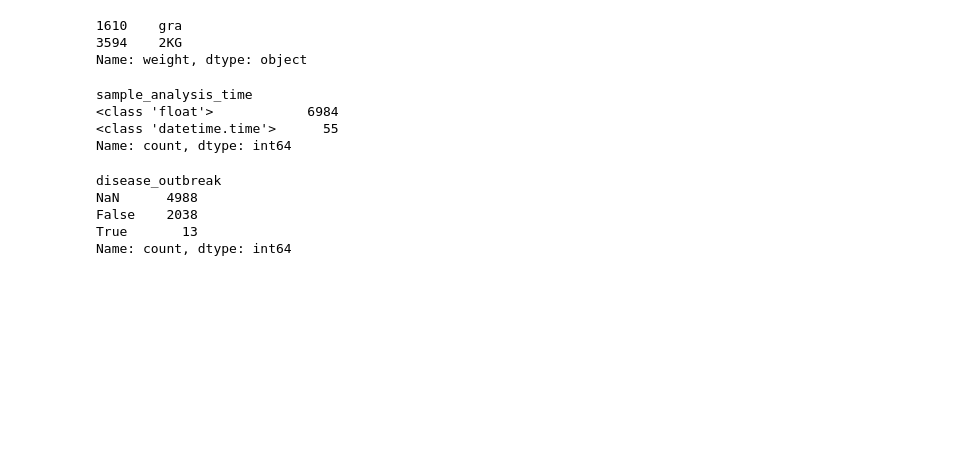
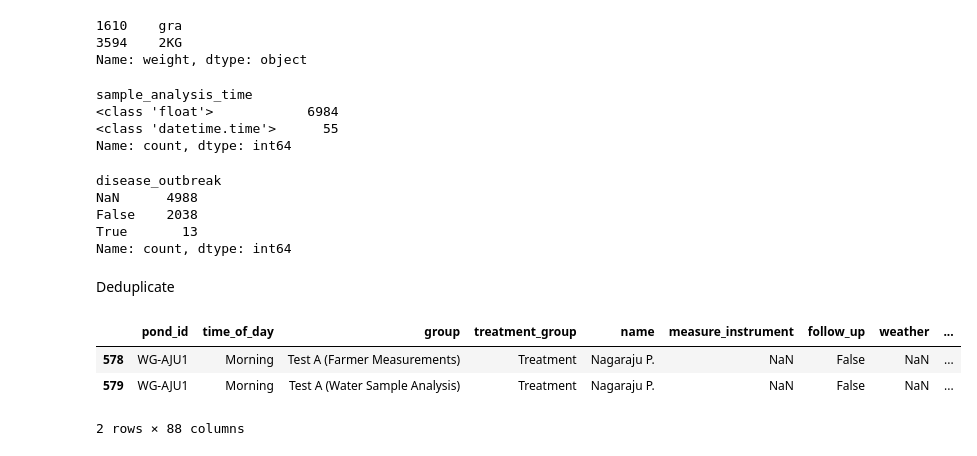
Before and after one commit to fish-welfare-initiative/fwi-predict, a Jupyter notebook: notebooks/1 clean_ara_measurements.ipynb, the cells around one changed output. Drawn from its saved outputs; the diff is of its cells as text; code cells hidden in the pictures; blank space fills up the shorter version.

Commit message:
cleans ponds, adds deduping

```diff
--- a/notebooks/1 clean_ara_data.ipynb
+++ b/notebooks/1 clean_ara_measurements.ipynb
@@ -18,7 +37,7 @@ column_map = {
     'Pond ID': 'pond_id',
     'Measurement Type': 'time_of_day',
     'Group': 'group',
-    'Pond Type': 'treat_group',
+    'Pond Type': 'treatment_group',
     'Time (sample or data collection)': 'sample_time',
     'Name': 'name', # Is this the owner?
     'Which meter are you using?': 'measure_instrument',
@@ -325,3 +344,5 @@ Name: count, dtype: int64
 ara['lice_infestation'] = ara['lice_infestation'].map(yes_no_map)
 # %%
 ara['vegetation_in_water'] = ara['vegetation_in_water'].map(yes_no_map)
+# %% [markdown]
+Deduplicate
@@ -327,0 +451,10 @@ ara['vegetation_in_water'] = ara['vegetation_in_water'].map(yes_no_map)
+# %%
+conflicting_cols = find_conflicting_columns(ara, ['pond_id', 'sample_dt'])
+# %%
+conflicting_cols[conflicting_cols['conflicting_columns'].str.contains('in_range') &
+                 conflicting_cols['conflicting_columns'].notna()]
+# %% [output]
+|  | pond_id | time_of_day | group | treatment_group | name | measure_instrument | follow_up | weather | ... |
+| 578 | WG-AJU1 | Morning | Test A (Farmer Measurements) | Treatment | Nagaraju P. | NaN | False | NaN | ... |
+| 579 | WG-AJU1 | Morning | Test A (Water Sample Analysis) | Treatment | Nagaraju P. | NaN | False | NaN | ... |
+2 rows × 88 columns
```
Also changed, not shown: parts of 13 cells of this notebook, 13 other files.
